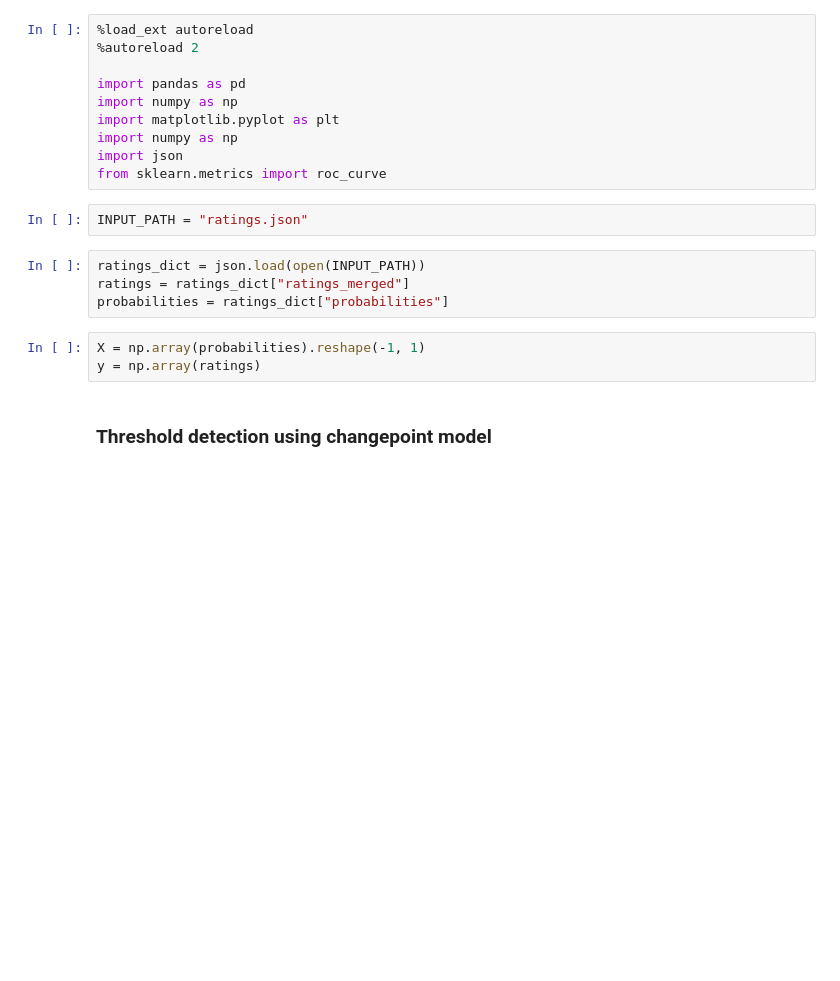
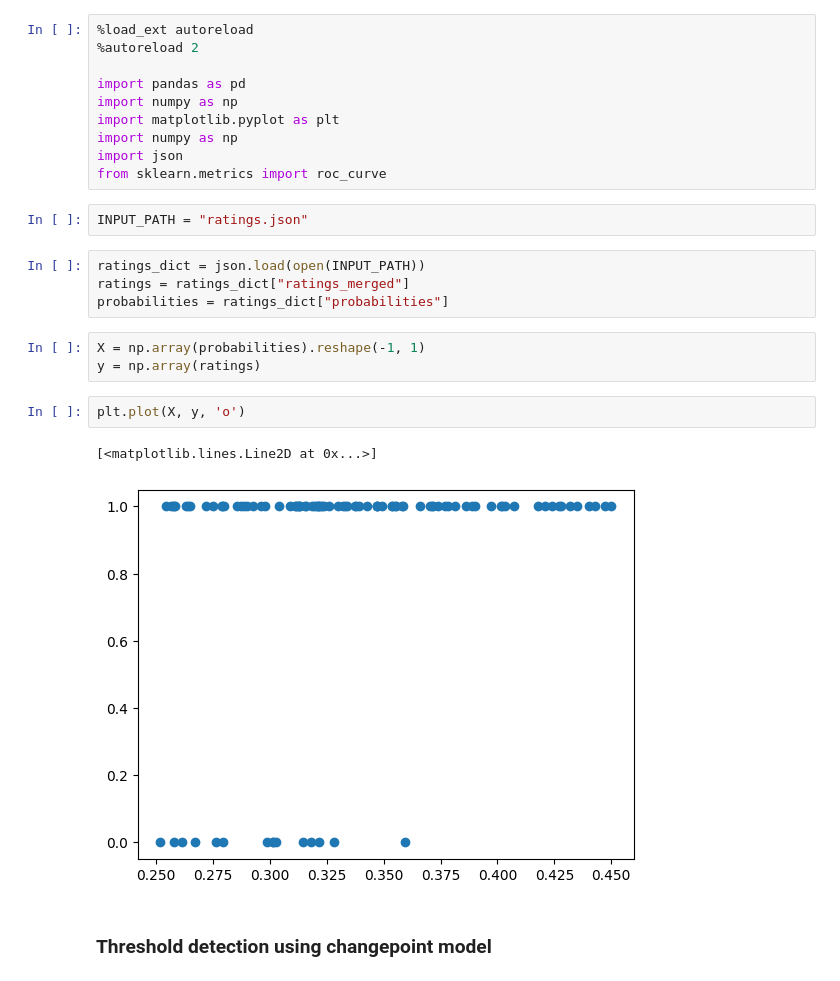
Before and after one commit to derkleinejakob/dataliteracy25, a Jupyter notebook: scripts/lda/lda_find_threshold.ipynb, the cells around one changed output. Saved outputs shown, nothing was run; the diff lists cells and outputs as text; blank space fills up the shorter version.

```diff
--- a/scripts/lda/lda_find_threshold.ipynb
+++ b/scripts/lda/lda_find_threshold.ipynb
@@ -17,6 +17,11 @@ probabilities = ratings_dict["probabilities"]
 # %%
 X = np.array(probabilities).reshape(-1, 1)
 y = np.array(ratings)
+# %%
+plt.plot(X, y, 'o')
+# %% [output]
+[<matplotlib.lines.Line2D at 0x...>]
+[figure, added]
 # %% [markdown]
 ### Threshold detection using changepoint model
 # %%
```
Also changed, not shown: parts of 10 cells of this notebook, 1 other file.
